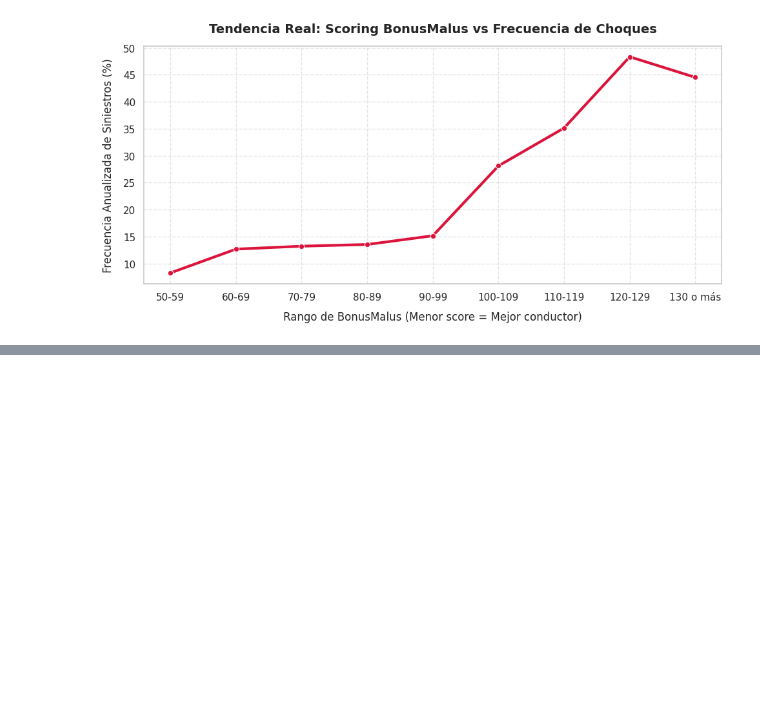
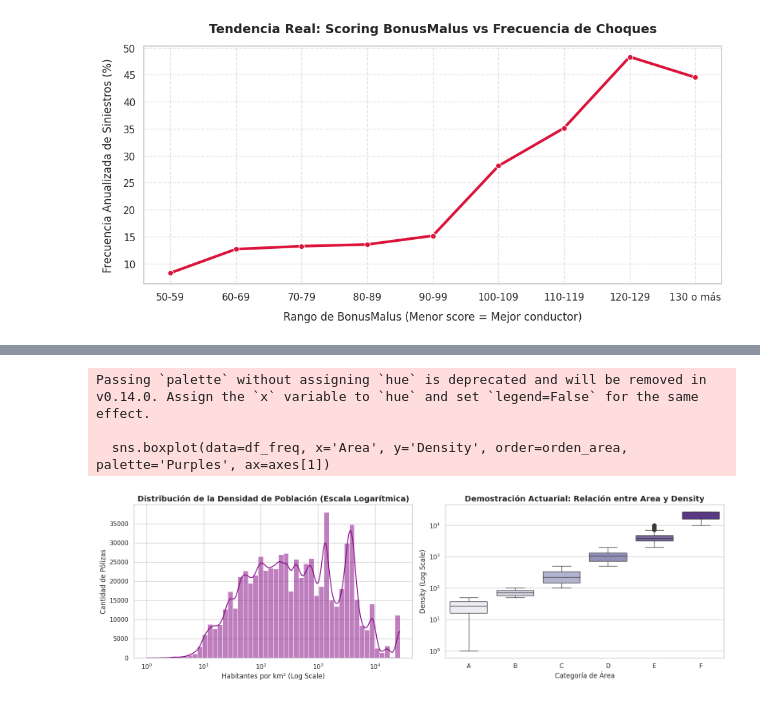
Before and after one commit to AlejandroSenabre/MTPL-Insurance-Pricing-GLM-vs-ML, a Jupyter notebook: notebooks/eda_and_cleaning.ipynb, the cells around one changed output, grey strips where cells are left out. Cells and saved outputs as stored; diff of their text form; code cells hidden in the pictures; blank space fills up the shorter version.

```diff
--- a/notebooks/eda_and_cleaning.ipynb
+++ b/notebooks/eda_and_cleaning.ipynb
@@ -400,0 +462,31 @@ plt.show()
+# %%
+# ==============================================================================
+# ANÁLISIS DE DENSITY Y SU RELACIÓN CON ÁREA
+# ==============================================================================
+import numpy as np
+import seaborn as sns
+import matplotlib.pyplot as plt
+
+fig, axes = plt.subplots(1, 2, figsize=(16, 5))
+
+# Gráfico 1: Histograma de Density con transformación logarítmica
+sns.histplot(data=df_freq, x='Density', bins=50, kde=True, log_scale=True, color='purple', ax=axes[0])
+axes[0].set_title('Distribución de la Densidad de Población (Escala Logarítmica)', fontweight='bold')
+axes[0].set_xlabel('Habitantes por km² (Log Scale)')
+axes[0].set_ylabel('Cantidad de Pólizas')
+
+# Gráfico 2: Boxplot para demostrar la colinealidad con Area
+orden_area = sorted(df_freq['Area'].unique())
+sns.boxplot(data=df_freq, x='Area', y='Density', order=orden_area, palette='Purples', ax=axes[1])
+axes[1].set_yscale('log') # Escala logarítmica en Y para poder comparar los rangos
+axes[1].set_title('Demostración Actuarial: Relación entre Area y Density', fontweight='bold')
+axes[1].set_xlabel('Categoría de Área')
+axes[1].set_ylabel('Density (Log Scale)')
+
+plt.tight_layout()
+plt.show()
+# %% [output]
+Passing `palette` without assigning `hue` is deprecated and will be removed in v0.14.0. Assign the `x` variable to `hue` and set `legend=False` for the same effect.
+
+  sns.boxplot(data=df_freq, x='Area', y='Density', order=orden_area, palette='Purples', ax=axes[1])
+[figure, added]
```
Also changed, not shown: parts of 9 cells of this notebook.
